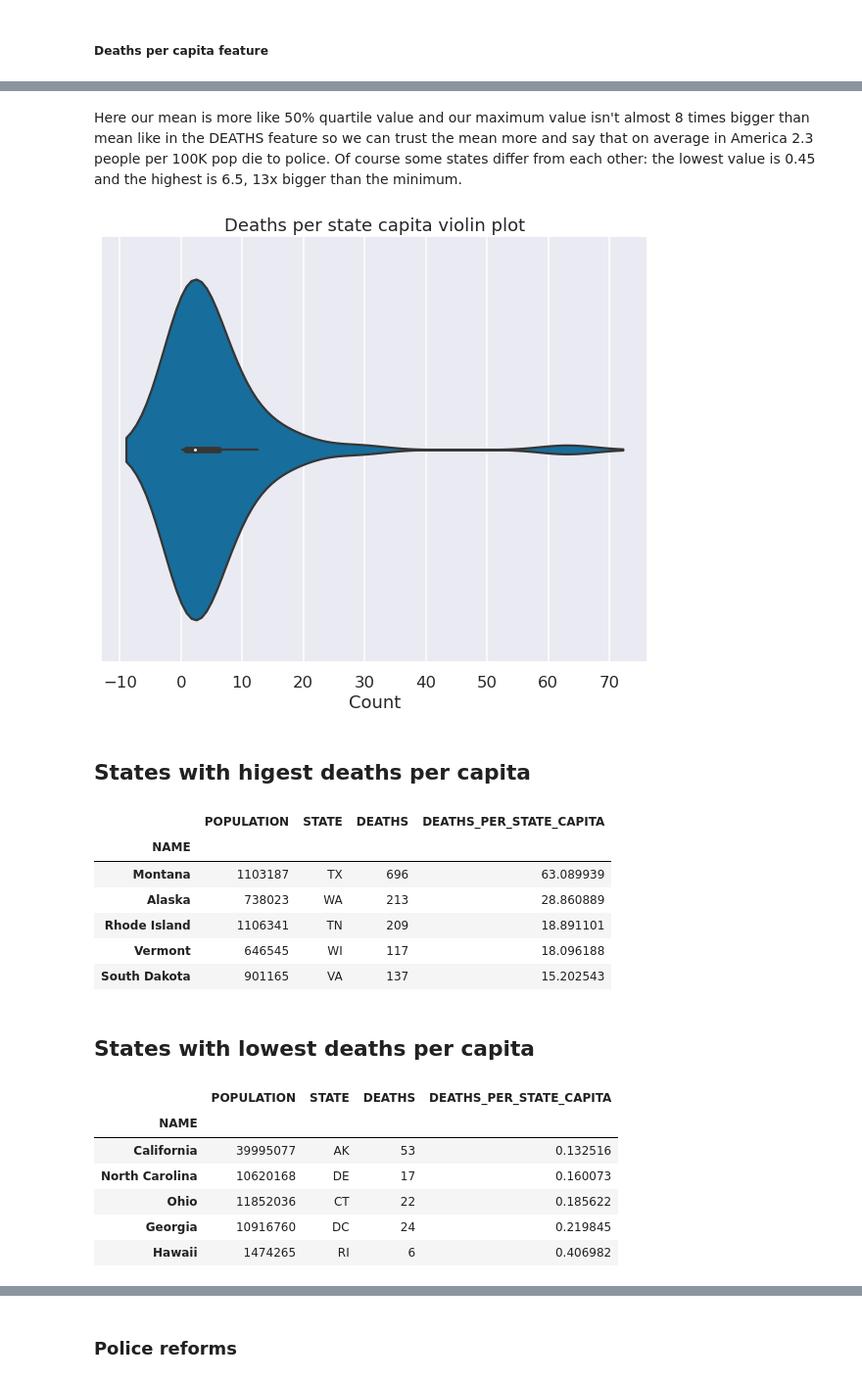
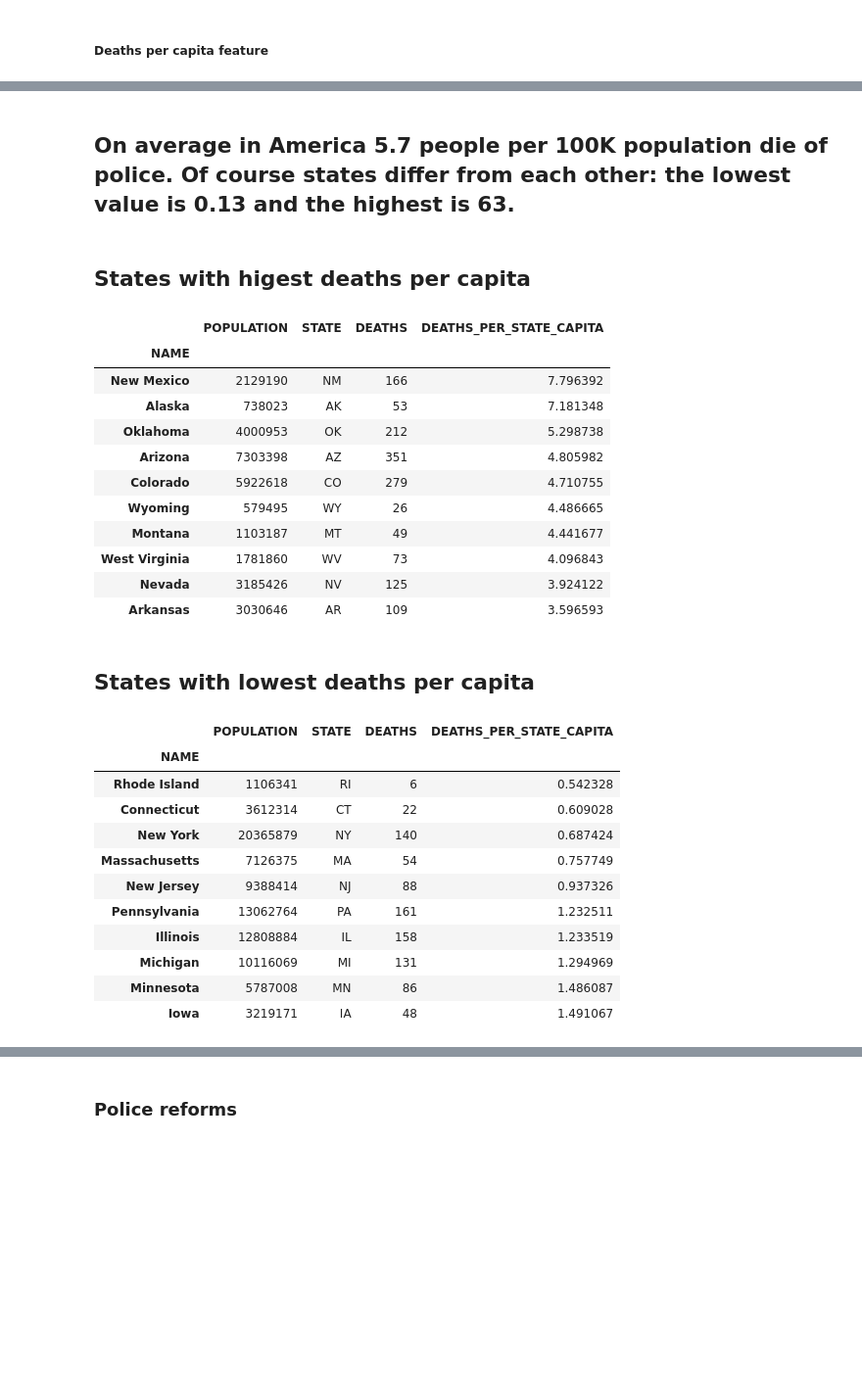
Before and after one commit to vadimiljin/capstone1, a Jupyter notebook: 141.ipynb, the cells around one changed output, grey strips where cells are left out. Shown at 98% size. Drawn from its saved outputs; the diff is of its cells as text; code cells hidden in the pictures; blank space fills up the shorter version.

```diff
--- a/141.ipynb
+++ b/141.ipynb
@@ -963,39 +962,37 @@ max       63.0899
 Name: DEATHS_PER_STATE_CAPITA, dtype: object
 # %% [markdown]
-Here our mean is more like 50% quartile value and our maximum value isn't almost 8 times bigger than mean like in the DEATHS feature so we can trust the mean more and say that on average in America 2.3 people per 100K pop die to police. Of course some states differ from each other: the lowest value is 0.45 and the highest is 6.5, 13x bigger than the minimum.
+## On average in America 5.7 people per 100K population die of police. Of course states differ from each other: the lowest value is 0.13 and the highest is 63.
-# %%
-fig = plt.figure(figsize=(10, 8))
-ax = plt.axes()
-
-sns.violinplot(data=full_df, x="DEATHS_PER_STATE_CAPITA")
-
-plt.title("Deaths per state capita violin plot")
-
-plt.xlabel("Count")
-plt.show()
-# %% [output]
-[figure, removed]
 # %% [markdown]
 ## States with higest deaths per capita
 # %%
-full_df.loc[full_df["DEATHS_PER_STATE_CAPITA"].nlargest(5).index]
+full_df.loc[full_df["DEATHS_PER_STATE_CAPITA"].nlargest(10).index]
 # %% [output]
 |  | POPULATION | STATE | DEATHS | DEATHS_PER_STATE_CAPITA |
 | NAME |  |  |  |  |
-| Montana | 1103187 | TX | 696 | 63.089939 |
-| Alaska | 738023 | WA | 213 | 28.860889 |
-| Rhode Island | 1106341 | TN | 209 | 18.891101 |
-| Vermont | 646545 | WI | 117 | 18.096188 |
-| South Dakota | 901165 | VA | 137 | 15.202543 |
+| New Mexico | 2129190 | NM | 166 | 7.796392 |
+| Alaska | 738023 | AK | 53 | 7.181348 |
+| Oklahoma | 4000953 | OK | 212 | 5.298738 |
+| Arizona | 7303398 | AZ | 351 | 4.805982 |
+| Colorado | 5922618 | CO | 279 | 4.710755 |
+| Wyoming | 579495 | WY | 26 | 4.486665 |
+| Montana | 1103187 | MT | 49 | 4.441677 |
+| West Virginia | 1781860 | WV | 73 | 4.096843 |
+| Nevada | 3185426 | NV | 125 | 3.924122 |
+| Arkansas | 3030646 | AR | 109 | 3.596593 |
 # %% [markdown]
 ## States with lowest deaths per capita
 # %%
-full_df.loc[full_df["DEATHS_PER_STATE_CAPITA"].nsmallest(5).index]
+full_df.loc[full_df["DEATHS_PER_STATE_CAPITA"].nsmallest(10).index]
 # %% [output]
 |  | POPULATION | STATE | DEATHS | DEATHS_PER_STATE_CAPITA |
 | NAME |  |  |  |  |
-| California | 39995077 | AK | 53 | 0.132516 |
-| North Carolina | 10620168 | DE | 17 | 0.160073 |
-| Ohio | 11852036 | CT | 22 | 0.185622 |
-| Georgia | 10916760 | DC | 24 | 0.219845 |
-| Hawaii | 1474265 | RI | 6 | 0.406982 |
+| Rhode Island | 1106341 | RI | 6 | 0.542328 |
+| Connecticut | 3612314 | CT | 22 | 0.609028 |
+| New York | 20365879 | NY | 140 | 0.687424 |
+| Massachusetts | 7126375 | MA | 54 | 0.757749 |
+| New Jersey | 9388414 | NJ | 88 | 0.937326 |
+| Pennsylvania | 13062764 | PA | 161 | 1.232511 |
+| Illinois | 12808884 | IL | 158 | 1.233519 |
+| Michigan | 10116069 | MI | 131 | 1.294969 |
+| Minnesota | 5787008 | MN | 86 | 1.486087 |
+| Iowa | 3219171 | IA | 48 | 1.491067 |
```
Also changed, not shown: parts of 60 cells of this notebook, 1 other file.
